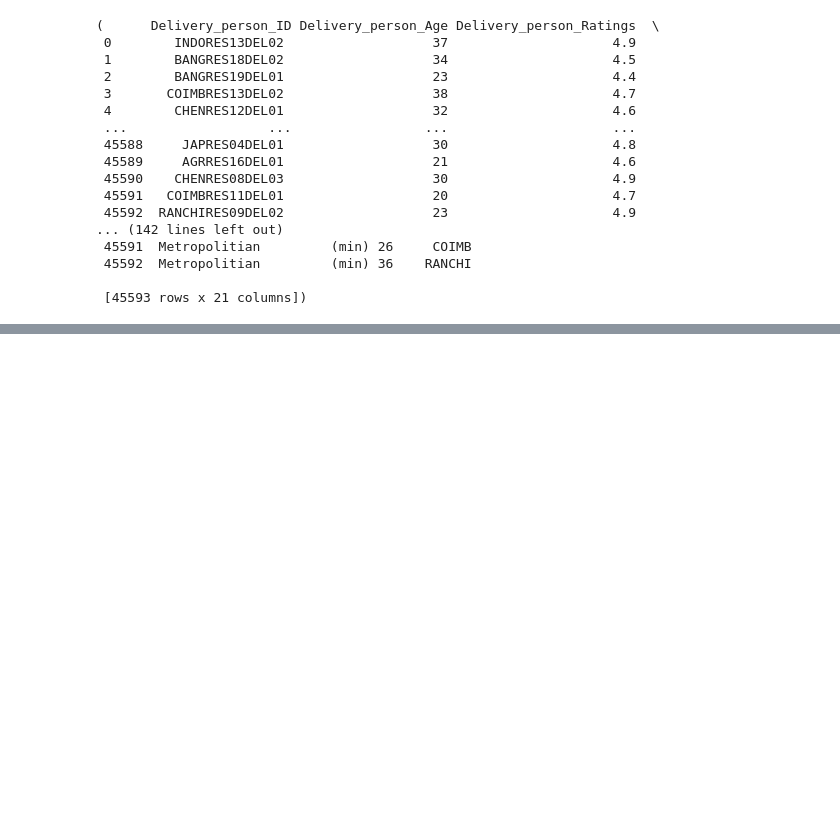
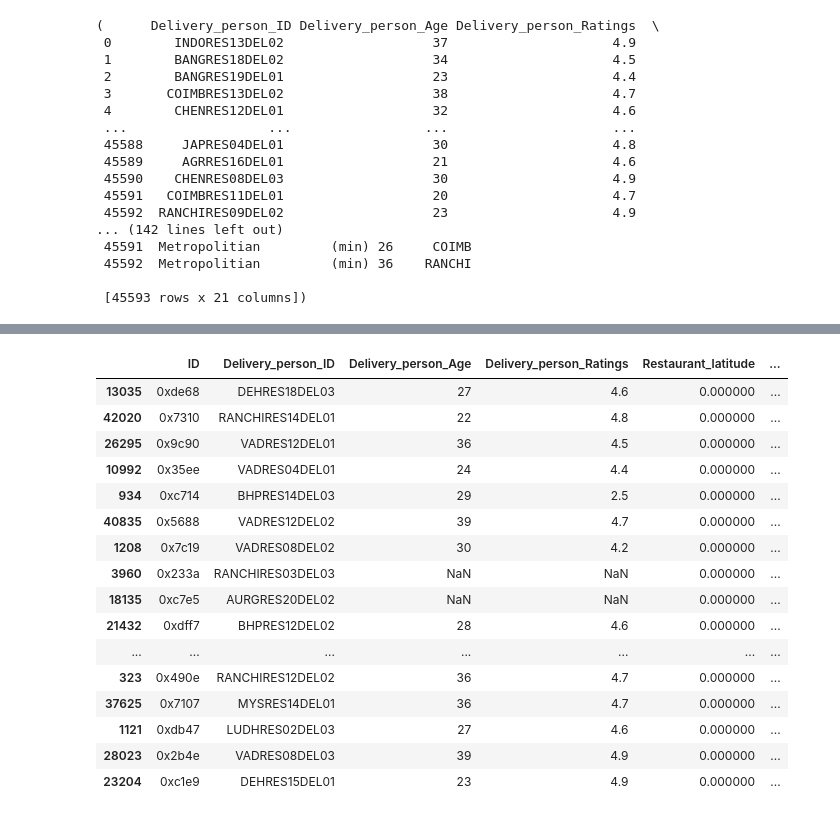
Before and after one commit to Ubaidmalik9567/delivery-time-prediction, a Jupyter notebook: notebooks/understand_data.ipynb, the cells around one changed output, grey strips where cells are left out. Saved outputs shown, nothing was run; the diff lists cells and outputs as text; code cells hidden in the pictures; blank space fills up the shorter version.

Commit message:
make data preparation

```diff
--- a/notebooks/understand_data.ipynb
+++ b/notebooks/understand_data.ipynb
@@ -943,0 +988,31 @@ testing_cleaning(df)
+# %%
+# set the lower bound limits for the lat and long
+
+lower_bound_lat = 6.44
+lower_bound_long = 68.70
+# rows of data where latitude and longitude values are below the bounds
+
+df.loc[
+    (missing_df['restaurant_latitude'] < lower_bound_lat) |
+    (missing_df['restaurant_longitude'] < lower_bound_long) |
+    (missing_df['delivery_latitude'] < lower_bound_lat) |
+    (missing_df['delivery_longitude'] < lower_bound_long)
+].sample(50)
+# %% [output]
+|  | ID | Delivery_person_ID | Delivery_person_Age | Delivery_person_Ratings | Restaurant_latitude | ... |
+| 13035 | 0xde68 | DEHRES18DEL03 | 27 | 4.6 | 0.000000 | ... |
+| 42020 | 0x7310 | RANCHIRES14DEL01 | 22 | 4.8 | 0.000000 | ... |
+| 26295 | 0x9c90 | VADRES12DEL01 | 36 | 4.5 | 0.000000 | ... |
+| 10992 | 0x35ee | VADRES04DEL01 | 24 | 4.4 | 0.000000 | ... |
+| 934 | 0xc714 | BHPRES14DEL03 | 29 | 2.5 | 0.000000 | ... |
+| 40835 | 0x5688 | VADRES12DEL02 | 39 | 4.7 | 0.000000 | ... |
+| 1208 | 0x7c19 | VADRES08DEL02 | 30 | 4.2 | 0.000000 | ... |
+| 3960 | 0x233a | RANCHIRES03DEL03 | NaN | NaN | 0.000000 | ... |
+| 18135 | 0xc7e5 | AURGRES20DEL02 | NaN | NaN | 0.000000 | ... |
+| 21432 | 0xdff7 | BHPRES12DEL02 | 28 | 4.6 | 0.000000 | ... |
+| ... | ... | ... | ... | ... | ... | ... |
+| 323 | 0x490e | RANCHIRES12DEL02 | 36 | 4.7 | 0.000000 | ... |
+| 37625 | 0x7107 | MYSRES14DEL01 | 36 | 4.7 | 0.000000 | ... |
+| 1121 | 0xdb47 | LUDHRES02DEL03 | 27 | 4.6 | 0.000000 | ... |
+| 28023 | 0x2b4e | VADRES08DEL03 | 39 | 4.9 | 0.000000 | ... |
+| 23204 | 0xc1e9 | DEHRES15DEL01 | 23 | 4.9 | 0.000000 | ... |
```
Also changed, not shown: parts of 4 cells of this notebook, 6 other files.
